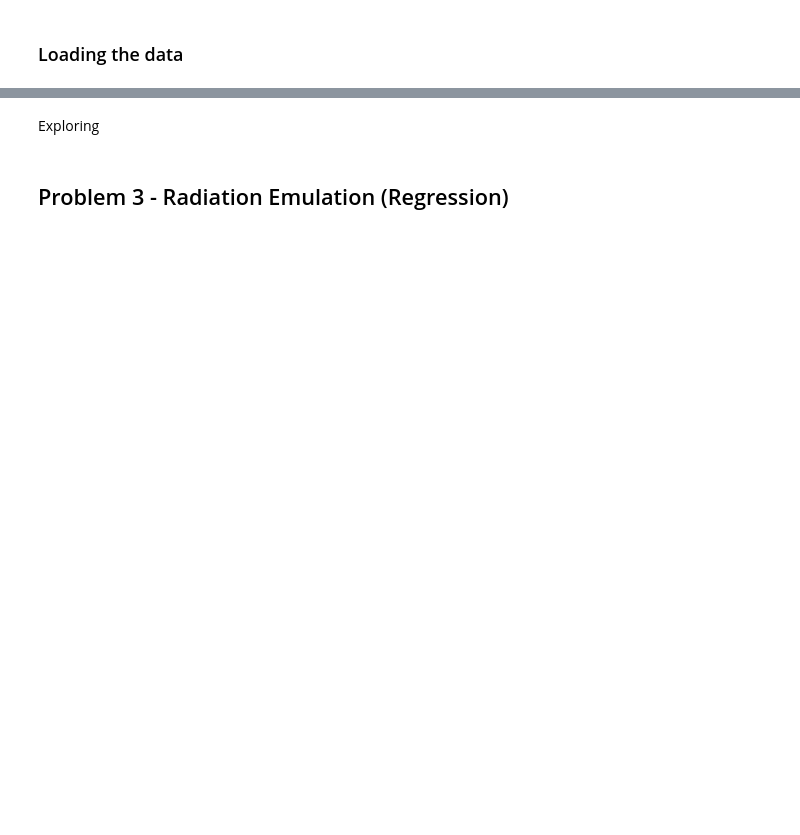
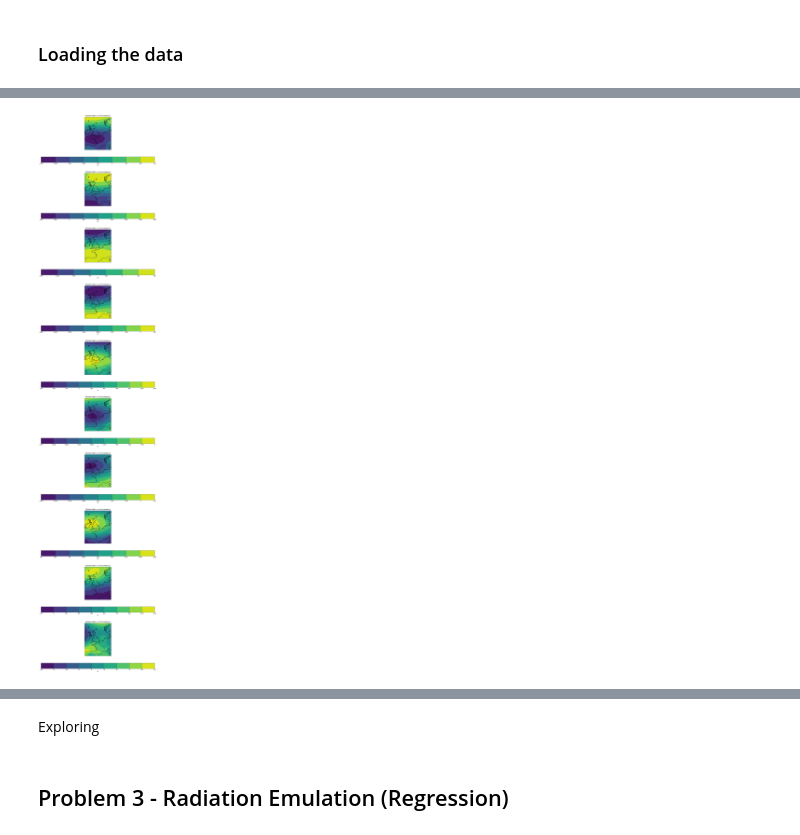
Before and after one commit to informatics-lab/ml_weather_tutorial, a Jupyter notebook: 02_ml_pipeline.ipynb, the cells around one changed output, grey strips where cells are left out. Cells and saved outputs as stored; diff of their text form; code cells hidden in the pictures; blank space fills up the shorter version.

```diff
--- a/02_ml_pipeline.ipynb
+++ b/02_ml_pipeline.ipynb
@@ -609,0 +619,4 @@ discuss what elements need to be stored.
+# %%
+%%time
+pca_mslp = sklearn.decomposition.PCA(n_components=50, svd_solver='full')
+pca_mslp.fit(era5_flat_deseasoned)
@@ -609,0 +627,6 @@ discuss what elements need to be stored.
+# %%
+era5_dim_reduced = pca_mslp.transform(era5_flat_deseasoned)
+# %%
+%%time
+kmeans_mslp_reduced = sklearn.cluster.KMeans(n_clusters=num_clusters, random_state=0, max_iter=max_iter)
+kmeans_mslp_reduced.fit(era5_dim_reduced)
@@ -609,0 +637,15 @@ discuss what elements need to be stored.
+# %%
+cluster_centres_pca = iris.cube.Cube(
+    data=(pca_mslp.inverse_transform(kmeans_mslp_reduced.cluster_centers_)).reshape((10,era5_mslp_cube.shape[1],era5_mslp_cube.shape[2],)),
+    dim_coords_and_dims = [(cluster_coord, 0), (era5_mslp_cube.coord('latitude'),1), (era5_mslp_cube.coord('longitude'),2)],
+    units=era5_mslp_cube.units,
+    var_name='cluster_mean_sea_level_pressure',
+)
+# %%
+fig1 = matplotlib.pyplot.figure(figsize=(16,80))
+for ix1 in range(num_clusters):
+    ax1 = fig1.add_subplot(num_clusters,1,ix1+1,projection=cartopy.crs.PlateCarree())
+    iris.quickplot.contourf(cluster_centres_pca[ix1,:,:],axes=ax1)
+    ax1.coastlines()
+# %% [output]
+[figure, added]
```
Also changed, not shown: parts of 83 cells of this notebook.
